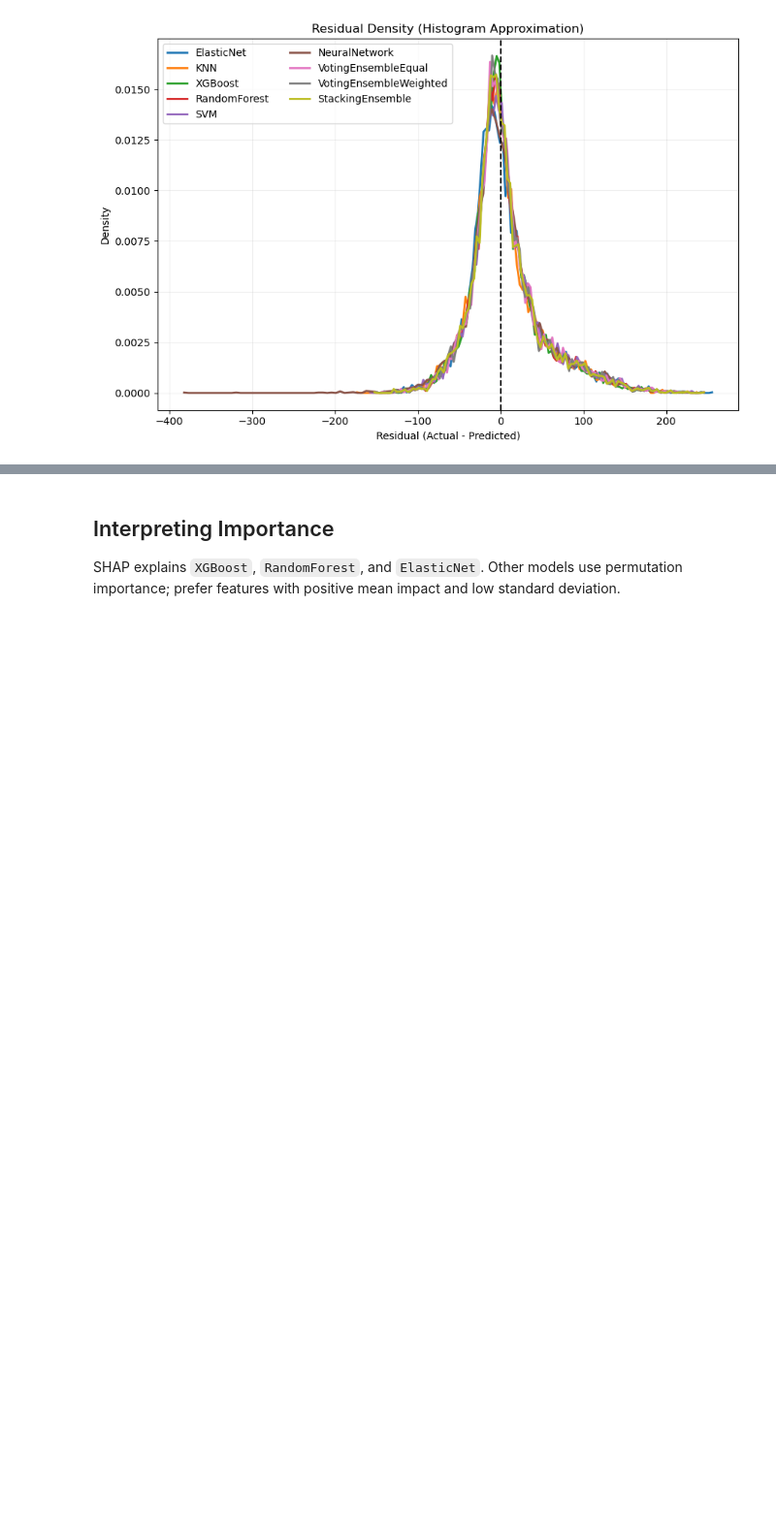
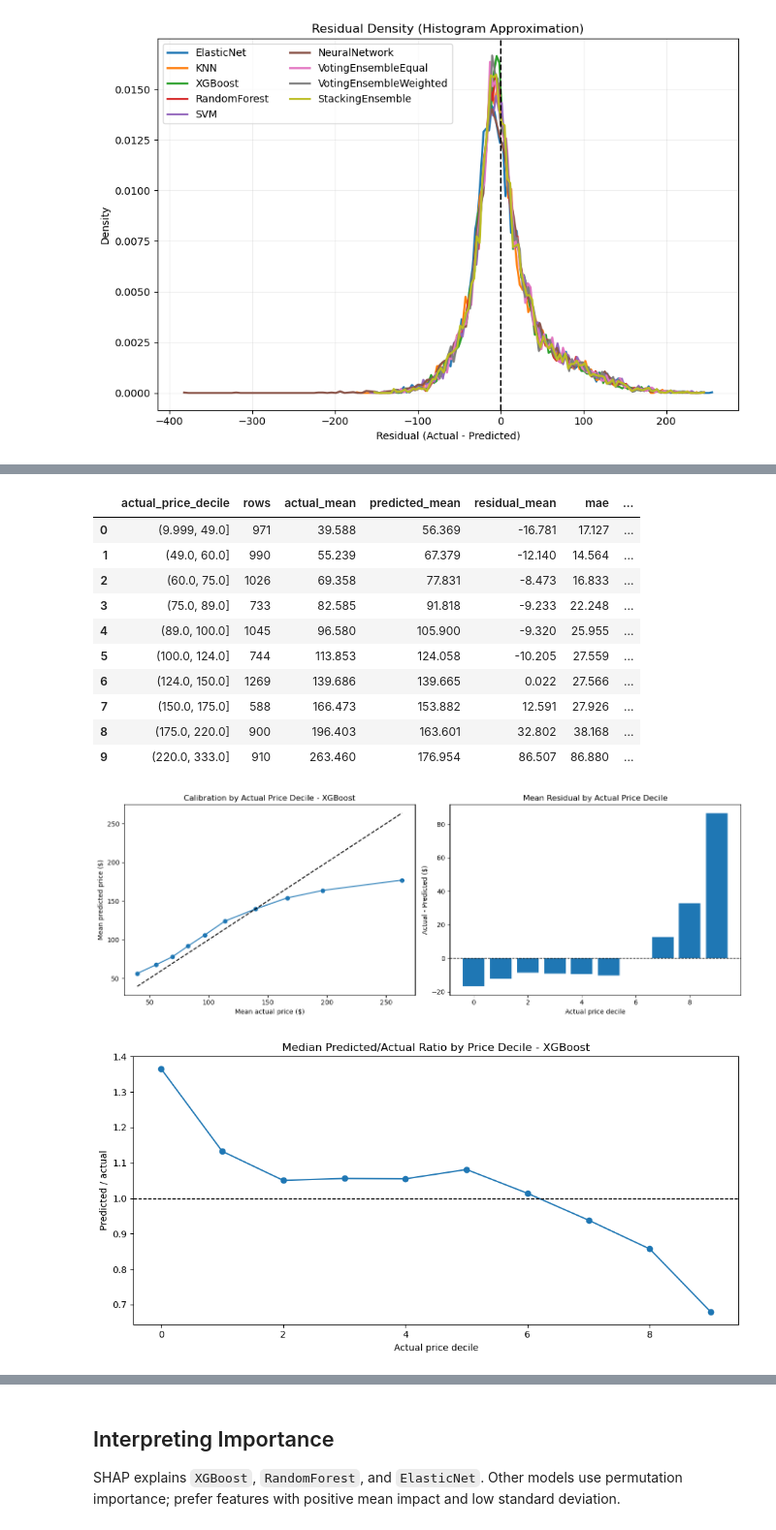
Before and after one commit to Techdude01/BNB_Pricing, a Jupyter notebook: notebooks/03_analyze.ipynb, the cells around one changed output, grey strips where cells are left out. Shown at 97% size. Drawn from its saved outputs; the diff is of its cells as text; code cells hidden in the pictures; blank space fills up the shorter version.

Commit message:
change optimizer and add graphs

```diff
--- a/notebooks/03_analyze.ipynb
+++ b/notebooks/03_analyze.ipynb
@@ -425,0 +560,64 @@ plt.show()
+# %%
+# Calibration and bias checks show whether predictions compress toward the middle.
+calibration_frame = segment_frame.copy()
+calibration_frame["actual_price_decile"] = pd.qcut(
+    calibration_frame["actual_price"],
+    q=10,
+    duplicates="drop",
+)
+calibration_summary = (
+    calibration_frame.groupby("actual_price_decile", observed=True)
+    .agg(
+        rows=("absolute_error", "size"),
+        actual_mean=("actual_price", "mean"),
+        predicted_mean=("predicted_price", "mean"),
+        residual_mean=("residual", "mean"),
+        mae=("absolute_error", "mean"),
+        prediction_ratio_median=("predicted_to_actual_ratio", "median"),
+    )
+    .reset_index()
+)
+display(calibration_summary.round(3))
+
+fig_calibration, axes_calibration = plt.subplots(1, 2, figsize=(14, 5))
+axes_calibration[0].plot(calibration_summary["actual_mean"], calibration_summary["predicted_mean"], marker="o")
+calibration_min = float(min(calibration_summary["actual_mean"].min(), calibration_summary["predicted_mean"].min()))
+calibration_max = float(max(calibration_summary["actual_mean"].max(), calibration_summary["predicted_mean"].max()))
+axes_calibration[0].plot([calibration_min, calibration_max], [calibration_min, calibration_max], "--", color="black")
+axes_calibration[0].set_title(f"Calibration by Actual Price Decile - {best_model_name}")
+axes_calibration[0].set_xlabel("Mean actual price ($)")
+axes_calibration[0].set_ylabel("Mean predicted price ($)")
+axes_calibration[1].bar(range(len(calibration_summary)), calibration_summary["residual_mean"])
+axes_calibration[1].axhline(0.0, color="black", linestyle="--", linewidth=1.0)
+axes_calibration[1].set_title("Mean Residual by Actual Price Decile")
+axes_calibration[1].set_xlabel("Actual price decile")
+axes_calibration[1].set_ylabel("Actual - Predicted ($)")
+fig_calibration.tight_layout()
+if SAVE_PLOTS:
+    fig_calibration.savefig(plot_dir / "calibration_and_bias_by_price_decile.png", dpi=150, bbox_inches="tight")
+plt.show()
+
+fig_ratio, axis_ratio = plt.subplots(1, 1, figsize=(10, 5))
+axis_ratio.plot(calibration_summary.index, calibration_summary["prediction_ratio_median"], marker="o")
+axis_ratio.axhline(1.0, color="black", linestyle="--", linewidth=1.0)
+axis_ratio.set_title(f"Median Predicted/Actual Ratio by Price Decile - {best_model_name}")
+axis_ratio.set_xlabel("Actual price decile")
+axis_ratio.set_ylabel("Predicted / actual")
+fig_ratio.tight_layout()
+if SAVE_PLOTS:
+    fig_ratio.savefig(plot_dir / "predicted_to_actual_ratio_by_price_decile.png", dpi=150, bbox_inches="tight")
+plt.show()
+# %% [output]
+|  | actual_price_decile | rows | actual_mean | predicted_mean | residual_mean | mae | ... |
+| 0 | (9.999, 49.0] | 971 | 39.588 | 56.369 | -16.781 | 17.127 | ... |
+| 1 | (49.0, 60.0] | 990 | 55.239 | 67.379 | -12.140 | 14.564 | ... |
+| 2 | (60.0, 75.0] | 1026 | 69.358 | 77.831 | -8.473 | 16.833 | ... |
+| 3 | (75.0, 89.0] | 733 | 82.585 | 91.818 | -9.233 | 22.248 | ... |
+| 4 | (89.0, 100.0] | 1045 | 96.580 | 105.900 | -9.320 | 25.955 | ... |
+| 5 | (100.0, 124.0] | 744 | 113.853 | 124.058 | -10.205 | 27.559 | ... |
+| 6 | (124.0, 150.0] | 1269 | 139.686 | 139.665 | 0.022 | 27.566 | ... |
+| 7 | (150.0, 175.0] | 588 | 166.473 | 153.882 | 12.591 | 27.926 | ... |
+| 8 | (175.0, 220.0] | 900 | 196.403 | 163.601 | 32.802 | 38.168 | ... |
+| 9 | (220.0, 333.0] | 910 | 263.460 | 176.954 | 86.507 | 86.880 | ... |
+[figure, added]
+[figure, added]
```
Also changed, not shown: parts of 12 cells of this notebook, 4 other files.
